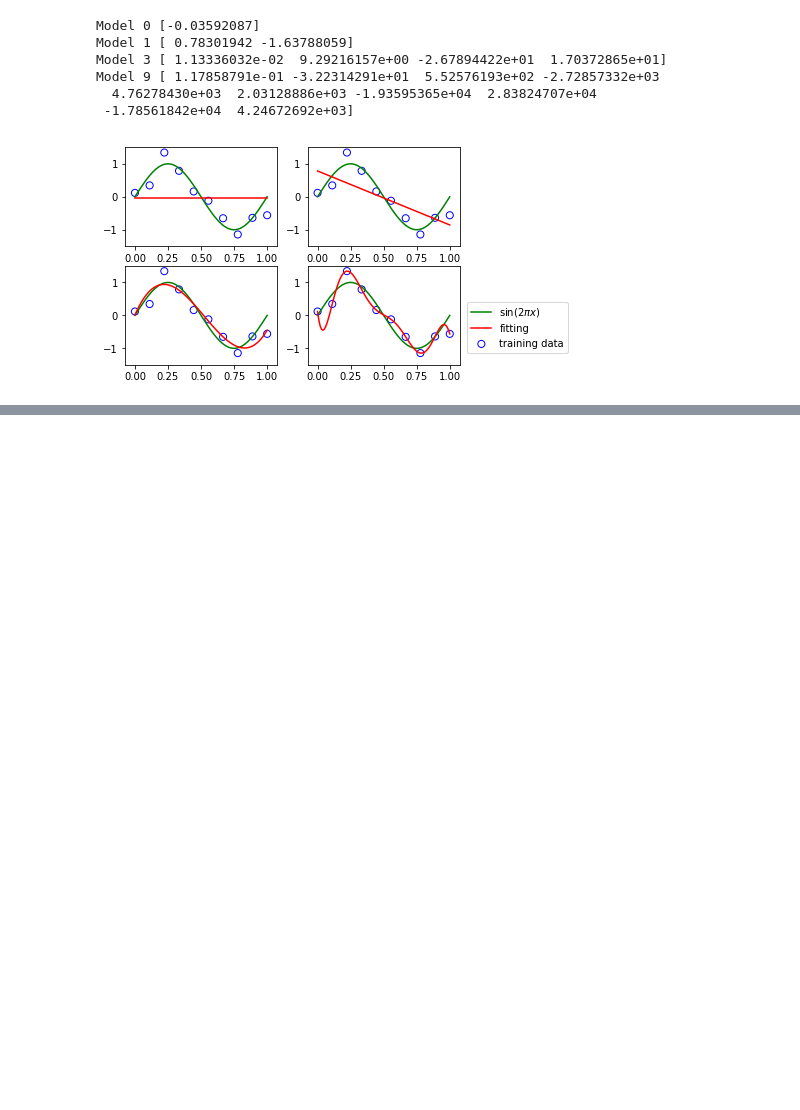
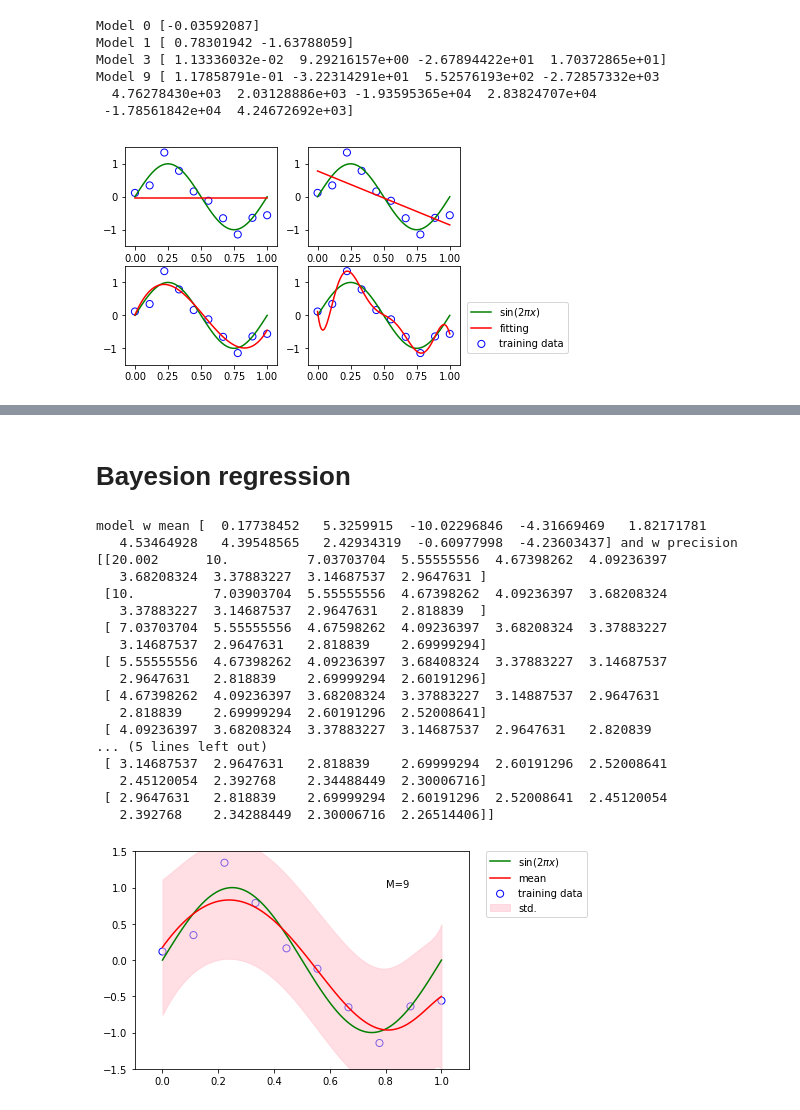
Before and after one commit to taohu88/prml-python, a Jupyter notebook: chap-01-intro/manual_linear_regression.ipynb, the cells around one changed output, grey strips where cells are left out. Cells and saved outputs as stored; diff of their text form; code cells hidden in the pictures; blank space fills up the shorter version.

```diff
--- a/chap-01-intro/manual_linear_regression.ipynb
+++ b/chap-01-intro/manual_linear_regression.ipynb
@@ -67,0 +124,36 @@ Model 9 [ 1.17858791e-01 -3.22314291e+01  5.52576193e+02 -2.72857332e+03
+# %% [markdown]
+# Bayesion regression
+# %%
+model = BayesianRegression(alpha=2e-3, beta=2)
+model.fit(X_train, y_train)
+print(f"model w mean {model.w_mean} and w precision {model.w_precision}")
+
+y, y_err = model.predict(X_test, return_std=True)
+plt.scatter(x_train, y_train, facecolor="none", edgecolor="b", s=50, label="training data")
+plt.plot(x_test, y_true, c="g", label="$\sin(2\pi x)$")
+plt.plot(x_test, y, c="r", label="mean")
+plt.fill_between(x_test.ravel(), y - y_err, y + y_err, color="pink", label="std.", alpha=0.5)
+plt.xlim(-0.1, 1.1)
+plt.ylim(-1.5, 1.5)
+plt.annotate("M=9", xy=(0.8, 1))
+plt.legend(bbox_to_anchor=(1.05, 1.), loc=2, borderaxespad=0.)
+plt.show()
+# %% [output]
+model w mean [  0.17738452   5.3259915  -10.02296846  -4.31669469   1.82171781
+   4.53464928   4.39548565   2.42934319  -0.60977998  -4.23603437] and w precision [[20.002      10.          7.03703704  5.55555556  4.67398262  4.09236397
+   3.68208324  3.37883227  3.14687537  2.9647631 ]
+ [10.          7.03903704  5.55555556  4.67398262  4.09236397  3.68208324
+   3.37883227  3.14687537  2.9647631   2.818839  ]
+ [ 7.03703704  5.55555556  4.67598262  4.09236397  3.68208324  3.37883227
+   3.14687537  2.9647631   2.818839    2.69999294]
+ [ 5.55555556  4.67398262  4.09236397  3.68408324  3.37883227  3.14687537
+   2.9647631   2.818839    2.69999294  2.60191296]
+ [ 4.67398262  4.09236397  3.68208324  3.37883227  3.14887537  2.9647631
+   2.818839    2.69999294  2.60191296  2.52008641]
+ [ 4.09236397  3.68208324  3.37883227  3.14687537  2.9647631   2.820839
+... (5 lines left out)
+ [ 3.14687537  2.9647631   2.818839    2.69999294  2.60191296  2.52008641
+   2.45120054  2.392768    2.34488449  2.30006716]
+ [ 2.9647631   2.818839    2.69999294  2.60191296  2.52008641  2.45120054
+   2.392768    2.34288449  2.30006716  2.26514406]]
+[figure, added]
```
Also changed, not shown: parts of 8 cells of this notebook, 4 other files.
